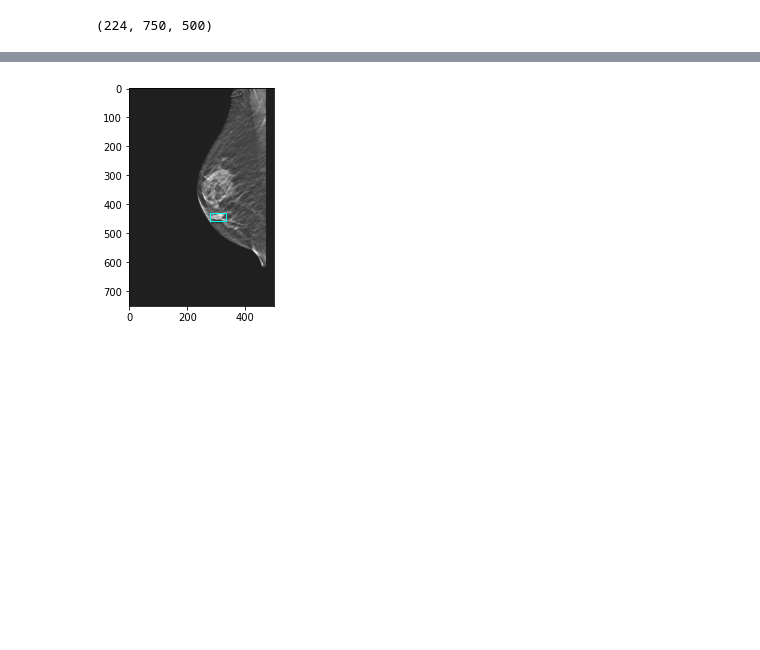
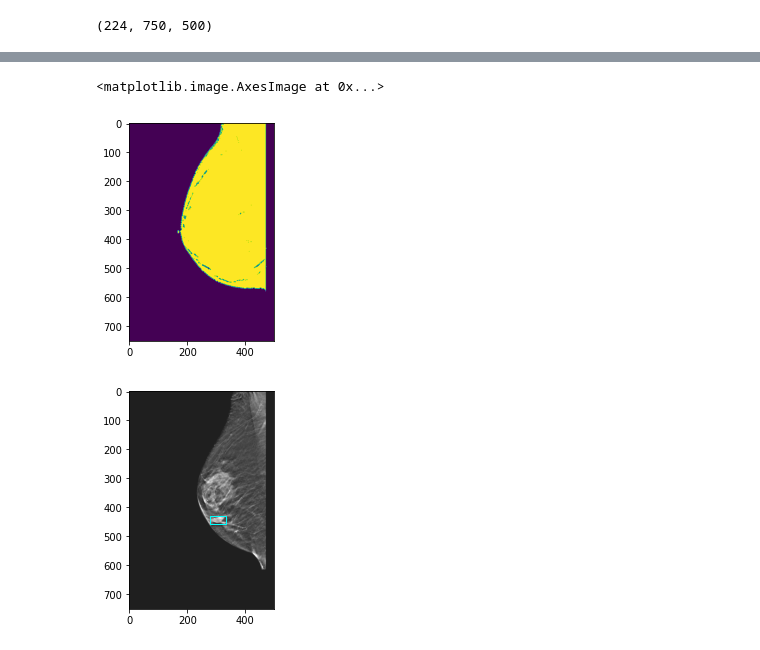
Before and after one commit to PranjalSahu/SEMISUNET, a Jupyter notebook: dbtnet.ipynb, the cells around one changed output, grey strips where cells are left out. Saved outputs shown, nothing was run; the diff lists cells and outputs as text; code cells hidden in the pictures; blank space fills up the shorter version.

```diff
--- a/dbtnet.ipynb
+++ b/dbtnet.ipynb
@@ -1713,6 +1713,8 @@ basepath  = '/home/drilnvm/DBTex/'
 df        = pd.read_csv('/home/drilnvm/DBTex/BCS-DBT-boxes-train.csv')
 
 all_lesions = []
+non_lesions = []
+non_lesions_per_vol_count = 5
 
 for val_index in tqdm(range(224)):
     box_series  = df.iloc[val_index]
@@ -1738,8 +1740,22 @@ for val_index in tqdm(range(224)):
     z_depth     = 8
     lesion      = vol[slice_index-z_depth:slice_index+z_depth, midx-lesion_size:midx+lesion_size, midy-lesion_size:midy+lesion_size]
 
-    print(lesion.shape)
+    lesion_count = 0
+
+    while(lesion_count < non_lesions_per_vol_count):
+        tx = random.randint(0, vol.shape[1])
+        ty = random.randint(0, vol.shape[2])
+        tz = random.randint(0, vol.shape[0])
+
+        non_lesion = vol[tz-z_depth:tz+z_depth, tx-lesion_size:tx+lesion_size, ty-lesion_size:ty+lesion_size]
+        if np.count_nonzero(non_lesion.flatten())/(16*32*32.0) > 0.75:
+            non_lesions.append(non_lesion)
+            lesion_count =  lesion_count+1
+        else:
+            continue
+
     all_lesions.append(lesion)
+    print(len(all_lesions), len(non_lesions))
 
 print(len(all_lesions))
 # %% [output]
@@ -1924,3 +1841,12 @@ print(len(all_lesions))
+# %%
+#print(vol.shape)
+#plt.imshow(vol[32].astype('float32'))
+temp = vol[32] > 0
+#plt.hist(vol[32].flatten())
+plt.imshow(temp)
+# %% [output]
+<matplotlib.image.AxesImage at 0x...>
+[figure, added]
 # %%
 #slice_index = random.randint(0, len(up_90)-1)
 
```
Also changed, not shown: parts of 2 cells of this notebook.
